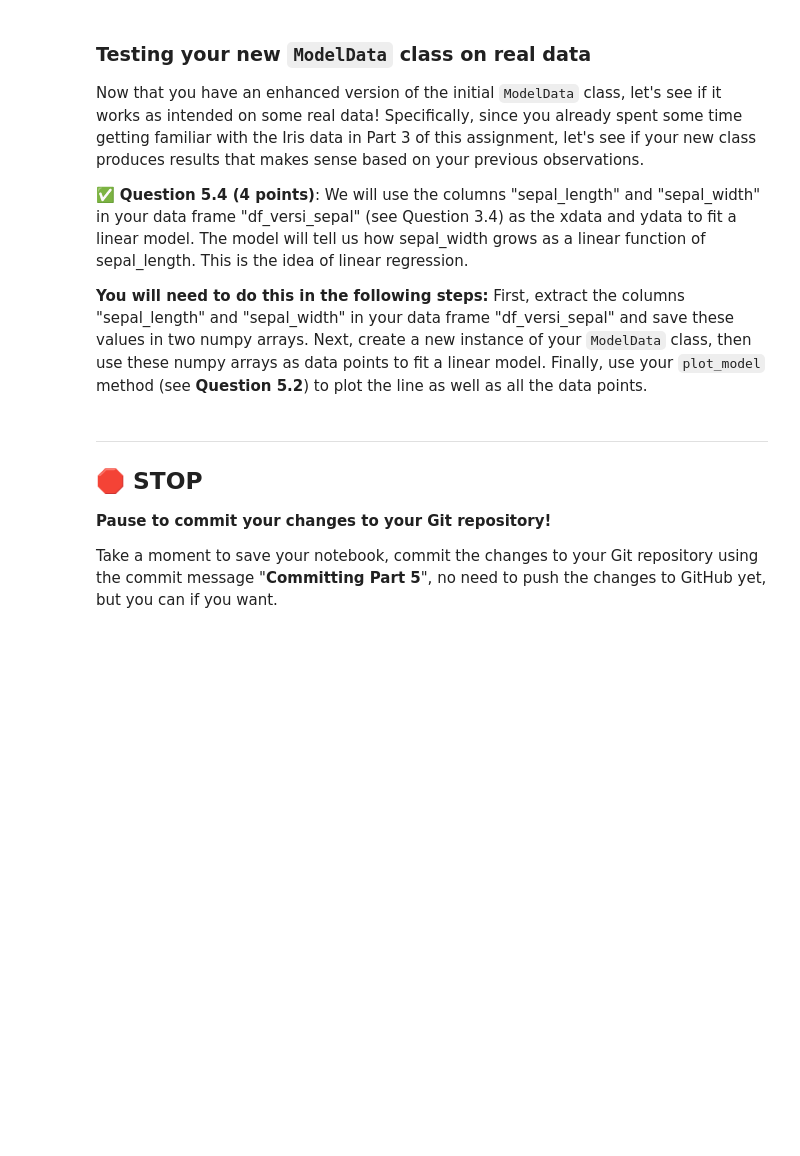
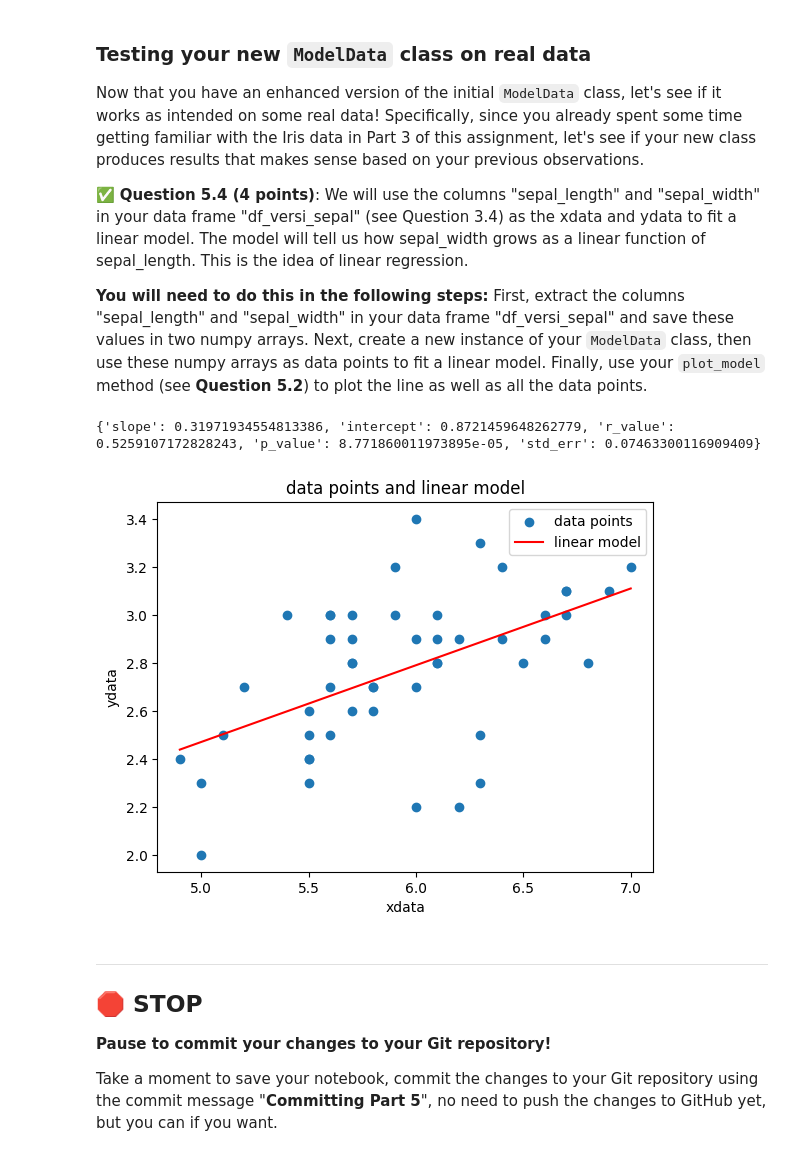
Before and after one commit to haileykuplerski/cmse202-s24-turnin, a Jupyter notebook: hw-01/HW-01_GitPracticeDebuggingPythonPackagesAndClasses-Hailey Kuplerski.ipynb, the cells around one changed output. Saved outputs shown, nothing was run; the diff lists cells and outputs as text; code cells hidden in the pictures; blank space fills up the shorter version.

```diff
--- a/hw-01/HW-01_GitPracticeDebuggingPythonPackagesAndClasses-Hailey Kuplerski.ipynb
+++ b/hw-01/HW-01_GitPracticeDebuggingPythonPackagesAndClasses-Hailey Kuplerski.ipynb
@@ -652,2 +653,28 @@ If you need to write any code to explore the nature of the bug, please do so in
+# %%
+# Put your non-buggy code here
+
+class ModelData:
+
+    def __init__(self, xdata, ydata):  # the __init__ function was missing the self arguement/value, so I added it
+        self.xdata = xdata
+        self.ydata = ydata
+
+    def summary_stats(self):
+        return {
+            "mean_x": np.mean(self.xdata),
+            "std_x": np.std(self.xdata),
+            "mean_y": np.mean(self.ydata),
+            "std_y": np.std(self.ydata)
+        }
+
+    def fit_linear_model(self):
+        slope, intercept, r_value, p_value, std_err = st.linregress(self.xdata, self.ydata)
+        return {
+            "slope": slope,
+            "intercept": intercept,
+            "r_value": r_value,
+            "p_value": p_value,
+            "std_err": std_err
+        }
 # %% [markdown]
 &#9989; **Question 5.2 (4 points)**: Now, **create a new class method named `plot_model`.** It takes two input arguments: `slope` and `intercept`. For the output, it generates two plots on the same figure: one is the line with the input slope and intercept, the other is a scatter plot of the dataset points {(xdata, ydata)}.
@@ -682,3 +795,17 @@ Now that you have an enhanced version of the initial `ModelData` class, let's se
+# %%
+### Put your code here
+
+s_length = np.array(df_versi_sepal['sepal_length'])
+s_width = np.array(df_versi_sepal['sepal_width'])
+
+data2 = ModelData(s_length, s_width)
+stats2 = data2.summary_stats()
+model2 = data2.fit_linear_model()
+print(model2)
+data2.plot_model(model2['slope'], model2['intercept'])
+# %% [output]
+{'slope': 0.31971934554813386, 'intercept': 0.8721459648262779, 'r_value': 0.5259107172828243, 'p_value': 8.771860011973895e-05, 'std_err': 0.07463300116909409}
+[figure, added]
 # %% [markdown]
 ---
 ## &#128721; STOP
```
Also changed, not shown: parts of 9 cells of this notebook.
